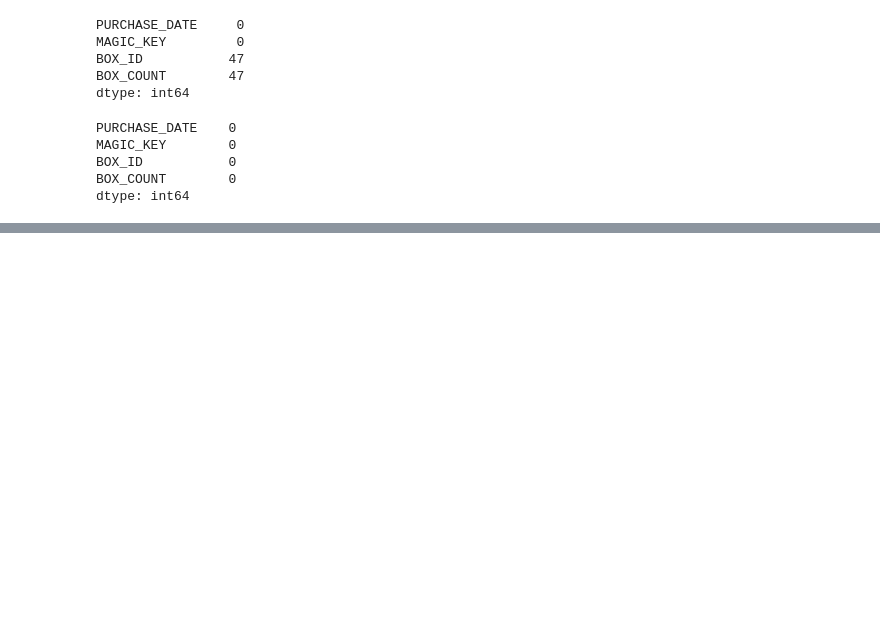
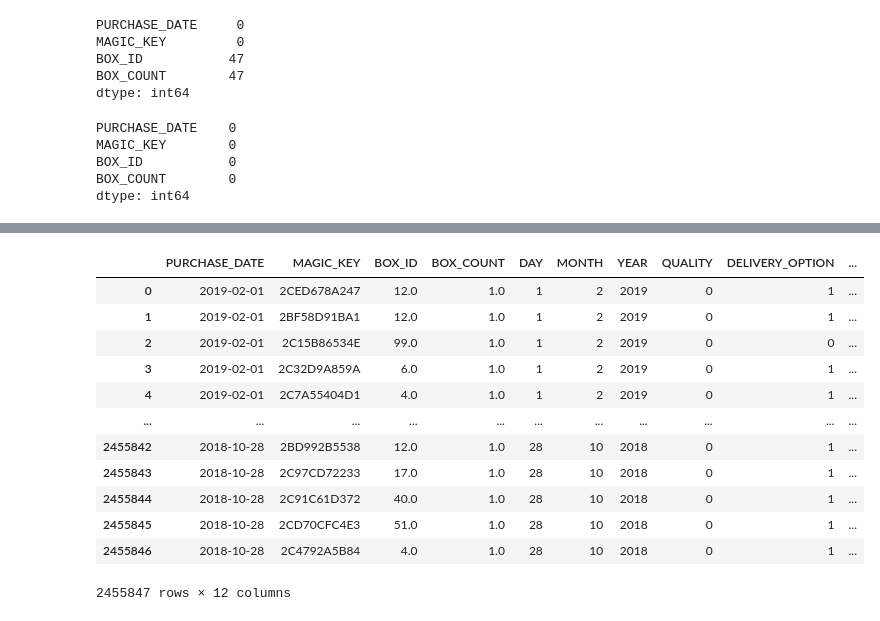
Before and after one commit to Exile404/Robi-Datathon, a Jupyter notebook: Problem3/Dhr_Prob3.ipynb, the cells around one changed output, grey strips where cells are left out. Cells and saved outputs as stored; diff of their text form; code cells hidden in the pictures; blank space fills up the shorter version.

```diff
--- a/Problem3/Dhr_Prob3.ipynb
+++ b/Problem3/Dhr_Prob3.ipynb
@@ -87,2 +82,18 @@ merged_df
+# %%
+merged_df
+# %% [output]
+|  | PURCHASE_DATE | MAGIC_KEY | BOX_ID | BOX_COUNT | DAY | MONTH | YEAR | QUALITY | DELIVERY_OPTION | ... |
+| 0 | 2019-02-01 | 2CED678A247 | 12.0 | 1.0 | 1 | 2 | 2019 | 0 | 1 | ... |
+| 1 | 2019-02-01 | 2BF58D91BA1 | 12.0 | 1.0 | 1 | 2 | 2019 | 0 | 1 | ... |
+| 2 | 2019-02-01 | 2C15B86534E | 99.0 | 1.0 | 1 | 2 | 2019 | 0 | 0 | ... |
+| 3 | 2019-02-01 | 2C32D9A859A | 6.0 | 1.0 | 1 | 2 | 2019 | 0 | 1 | ... |
+| 4 | 2019-02-01 | 2C7A55404D1 | 4.0 | 1.0 | 1 | 2 | 2019 | 0 | 1 | ... |
+| ... | ... | ... | ... | ... | ... | ... | ... | ... | ... | ... |
+| 2455842 | 2018-10-28 | 2BD992B5538 | 12.0 | 1.0 | 28 | 10 | 2018 | 0 | 1 | ... |
+| 2455843 | 2018-10-28 | 2C97CD72233 | 17.0 | 1.0 | 28 | 10 | 2018 | 0 | 1 | ... |
+| 2455844 | 2018-10-28 | 2C91C61D372 | 40.0 | 1.0 | 28 | 10 | 2018 | 0 | 1 | ... |
+| 2455845 | 2018-10-28 | 2CD70CFC4E3 | 51.0 | 1.0 | 28 | 10 | 2018 | 0 | 1 | ... |
+| 2455846 | 2018-10-28 | 2C4792A5B84 | 4.0 | 1.0 | 28 | 10 | 2018 | 0 | 1 | ... |
+2455847 rows × 12 columns
 # %%
 # Group by MAGIC_KEY and check if they purchased milk or meat
```
Also changed, not shown: parts of 23 cells of this notebook.
